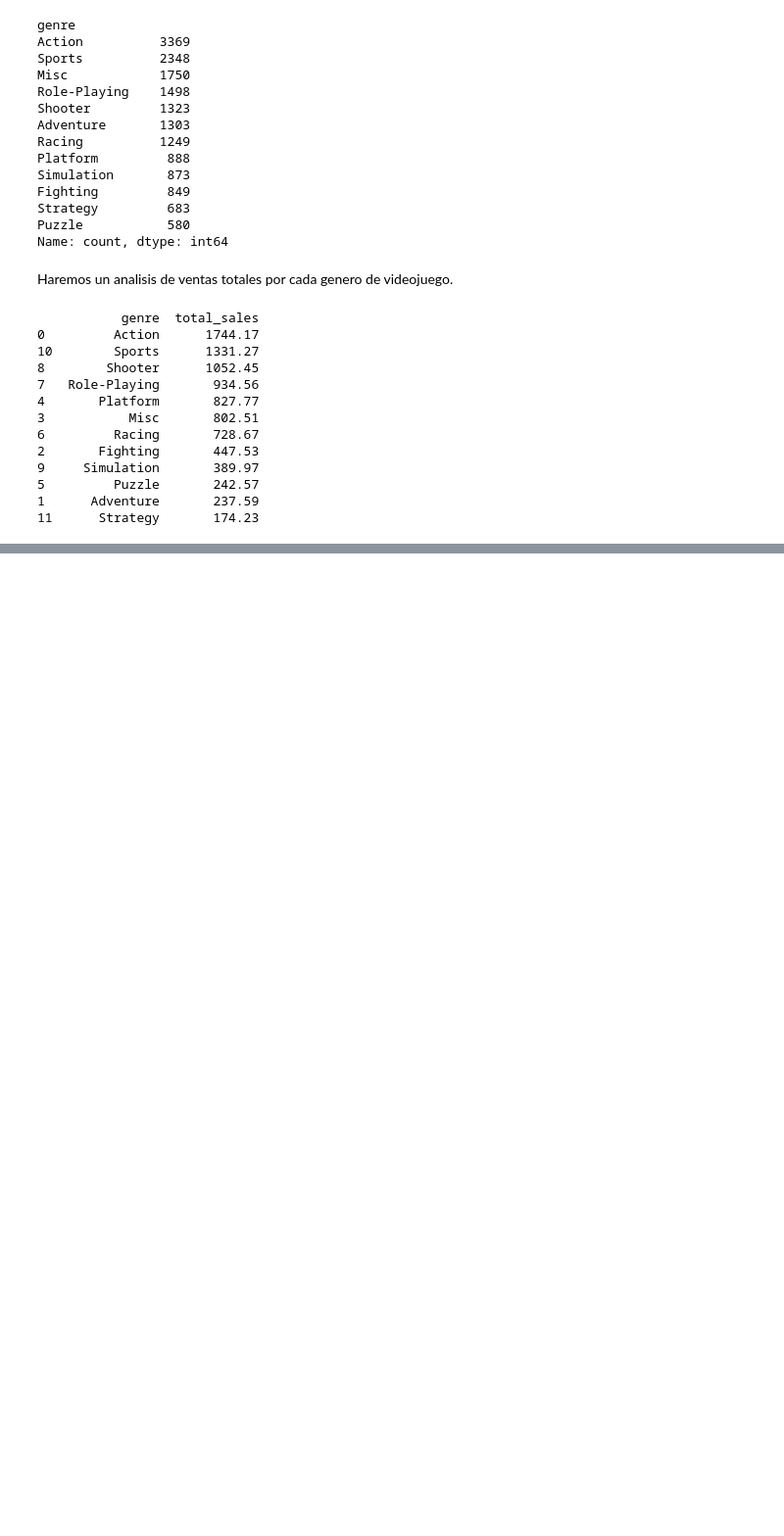
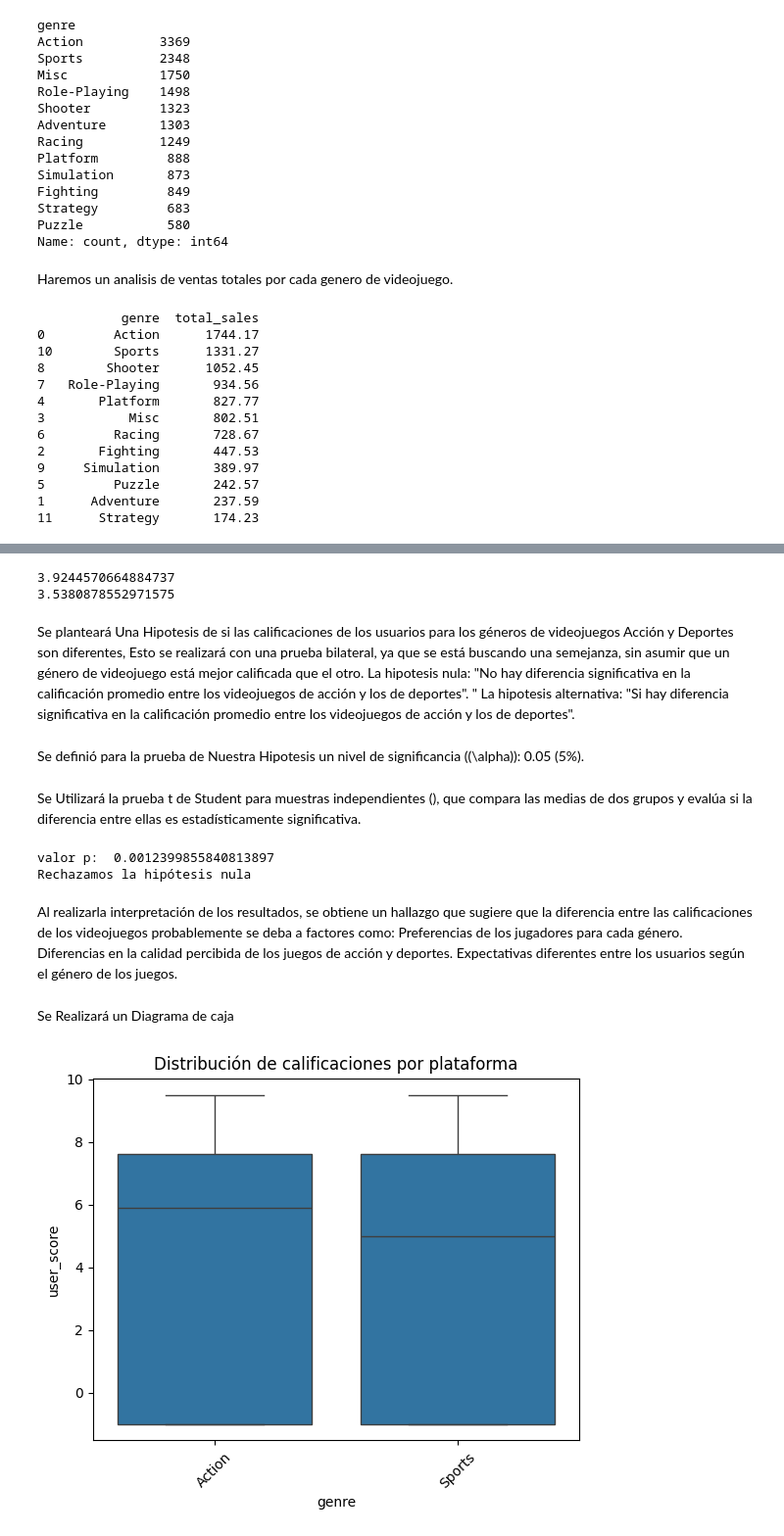
Before and after one commit to Rom5262/juegos-video, a Jupyter notebook: juego.ipynb, the cells around one changed output, grey strips where cells are left out. Shown at 98% size. Drawn from its saved outputs; the diff is of its cells as text; code cells hidden in the pictures; blank space fills up the shorter version.

```diff
--- a/juego.ipynb
+++ b/juego.ipynb
@@ -410,0 +504,47 @@ print(genre_sales)
+# %%
+df_filtered = df[df['user_score'] != 'tbd'].copy()
+df_filtered = df_filtered.dropna(subset=['user_score'])
+df_filtered['user_score'] = pd.to_numeric(df_filtered['user_score'], errors='coerce')
+
+action = df_filtered[df_filtered['genre'].isin(['Action'])]['user_score'].astype(float).mean()
+sports = df_filtered[df_filtered['genre'].isin(['Sports'])]['user_score'].astype(float).mean()
+print(action)
+print(sports)
+# %% [output]
+3.9244570664884737
+3.5380878552971575
+# %% [markdown]
+Se planteará Una Hipotesis de si las calificaciones de los usuarios para los géneros de videojuegos Acción y Deportes son diferentes, Esto se realizará con una prueba bilateral, ya que se está buscando una semejanza, sin asumir que un género de videojuego está mejor calificada que el otro.
+La hipotesis nula: "No hay diferencia significativa en la calificación promedio entre los videojuegos de acción y los de deportes".
+" La hipotesis alternativa: "Si hay diferencia significativa en la calificación promedio entre los videojuegos de acción y los de deportes".
+# %% [markdown]
+Se definió para la prueba de Nuestra Hipotesis un nivel de significancia ((\alpha)): 0.05 (5%).
+# %% [markdown]
+Se Utilizará la prueba t de Student para muestras independientes (), que compara las medias de dos grupos y evalúa si la diferencia entre ellas es estadísticamente significativa.
+# %%
+action = df_filtered[df_filtered['genre'] == 'Action']['user_score']
+sports = df_filtered[df_filtered['genre'] == 'Sports']['user_score']
+
+alpha = 0.05
+results = st.ttest_ind(action, sports)
+
+print('valor p: ', results.pvalue)
+
+if results.pvalue < alpha:
+    print("Rechazamos la hipótesis nula")
+else:
+    print("No podemos rechazar la hipótesis nula")
+# %% [output]
+valor p:  0.0012399855840813897
+Rechazamos la hipótesis nula
+# %% [markdown]
+Al realizarla interpretación de los resultados, se obtiene un hallazgo que sugiere que la diferencia entre las calificaciones de los videojuegos probablemente se deba a factores como: Preferencias de los jugadores para cada género. Diferencias en la calidad percibida de los juegos de acción y deportes. Expectativas diferentes entre los usuarios según el género de los juegos.
+# %% [markdown]
+Se Realizará un Diagrama de caja
+# %%
+sns.boxplot(x=df_filtered['genre'], y=df_filtered['user_score'], order=['Action','Sports'])
+plt.xticks(rotation=45)
+plt.title("Distribución de calificaciones por plataforma")
+plt.show()
+# %% [output]
+[figure, added]
```
Also changed, not shown: parts of 17 cells of this notebook.
